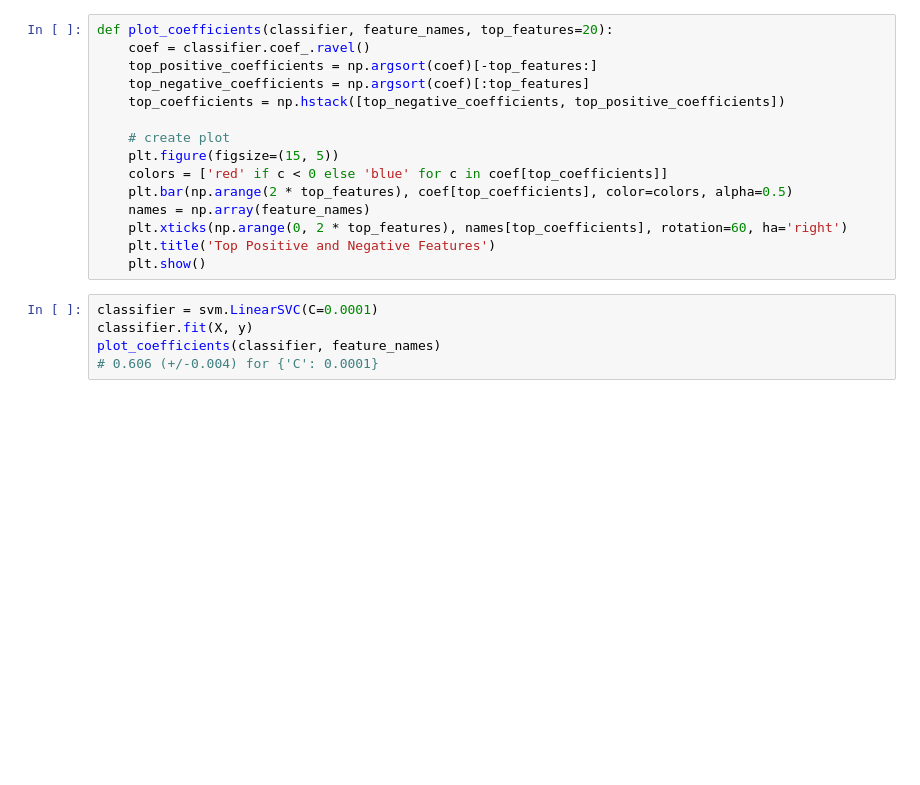
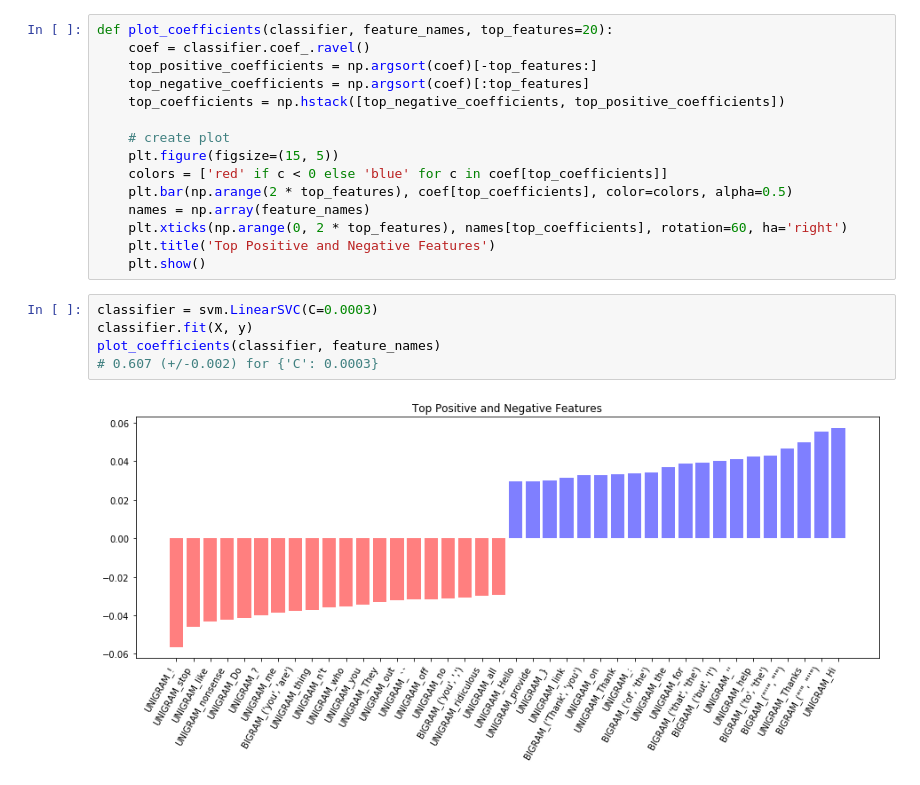
Before and after one commit to conversationai/wikidetox, a Jupyter notebook: conversation_classification/Baseline Testing-attacker_in_conv.ipynb, the cells around one changed output. Saved outputs shown, nothing was run; the diff lists cells and outputs as text; blank space fills up the shorter version.

```diff
--- a/conversation_classification/Baseline Testing-attacker_in_conv.ipynb
+++ b/conversation_classification/Baseline Testing-attacker_in_conv.ipynb
@@ -603,8 +639,10 @@ def plot_coefficients(classifier, feature_names, top_features=20):
     plt.title('Top Positive and Negative Features')
     plt.show()
 # %%
-classifier = svm.LinearSVC(C=0.0001)
+classifier = svm.LinearSVC(C=0.0003)
 classifier.fit(X, y)
 plot_coefficients(classifier, feature_names)
-# 0.606 (+/-0.004) for {'C': 0.0001}
+# 0.607 (+/-0.002) for {'C': 0.0003}
+# %% [output]
+[figure, added]
 # %%
```
Also changed, not shown: parts of 5 cells of this notebook, 1 other file.
